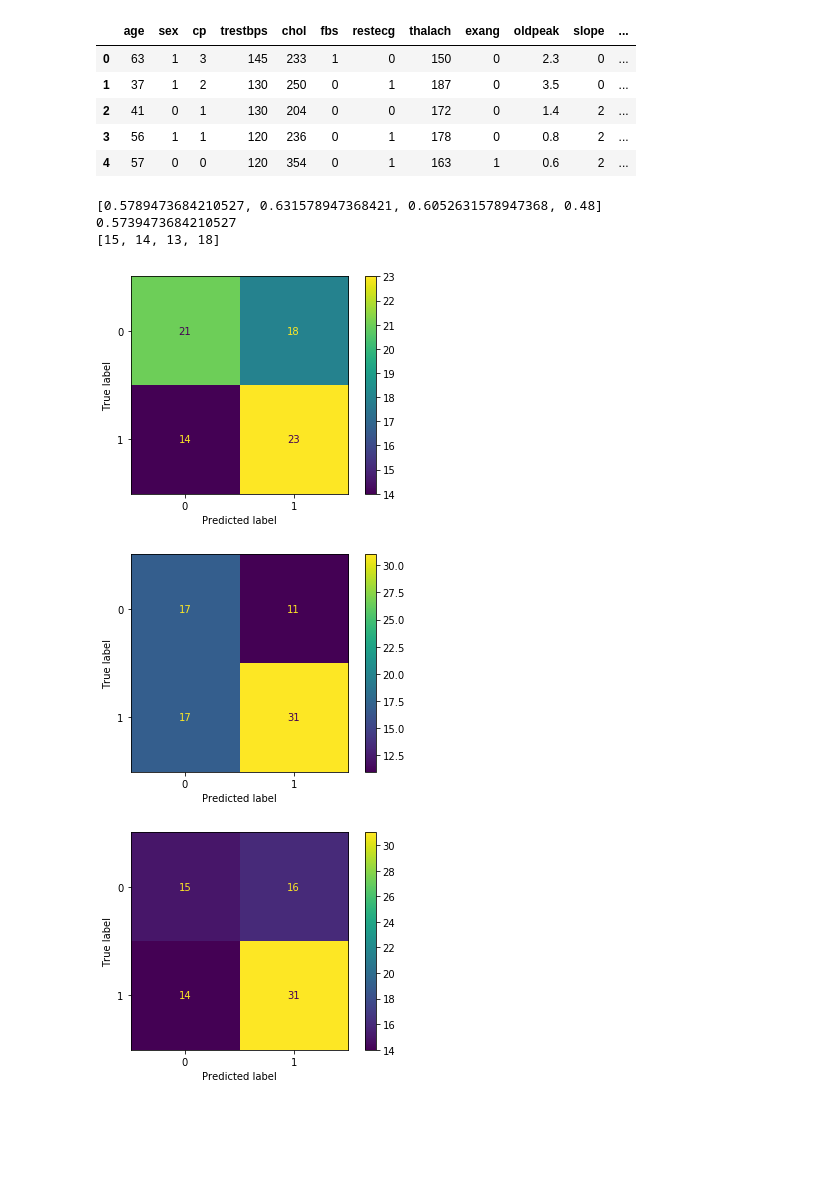
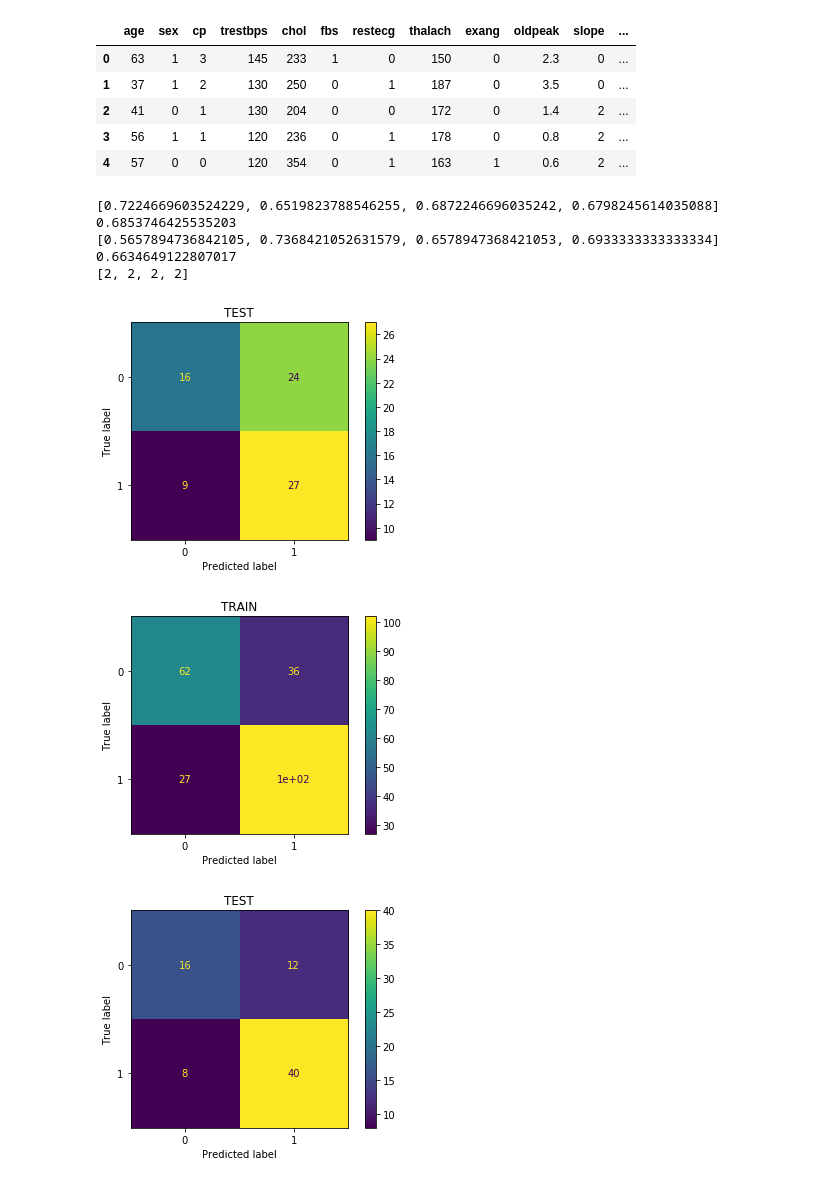
Before and after one commit to chelseaparlett/CPSC392ParlettPelleriti, a Jupyter notebook: Lectures/LectureNotebooks/Decision Trees--Class 12.ipynb, the cells around one changed output. Cells and saved outputs as stored; diff of their text form; code cells hidden in the pictures; blank space fills up the shorter version.

```diff
--- a/Lectures/LectureNotebooks/Decision Trees--Class 12.ipynb
+++ b/Lectures/LectureNotebooks/Decision Trees--Class 12.ipynb
@@ -75,7 +83,7 @@ tree.get_n_leaves()
 # %% [output]
 34
 # %%
-tree = DecisionTreeClassifier(max_depth = 5)
+tree = DecisionTreeClassifier(max_depth = 3)
 tree.fit(X_train, y_train)
 # %% [output]
 DecisionTreeClassifier(ccp_alpha=0.0, class_weight=None, criterion='gini',
@@ -101,0 +122,15 @@ tree.get_depth()
+# %%
+tree = DecisionTreeClassifier(min_samples_leaf = 10)
+tree.fit(X_train, y_train)
+
+print("TEST ACC : ", accuracy_score(y_test, tree.predict(X_test)))
+print("TRAIN ACC: ", accuracy_score(y_train, tree.predict(X_train)))
+
+print("TEST Precision : ", precision_score(y_test, tree.predict(X_test)))
+print("TRAIN Precision: ", precision_score(y_train, tree.predict(X_train)))
+
+print("TEST Recall : ", recall_score(y_test, tree.predict(X_test)))
+print("TRAIN Recall: ", recall_score(y_train, tree.predict(X_train)))
+
+print("TEST ROC/AUC : ", roc_auc_score(y_test, tree.predict_proba(X_test)[:,1]))
+print("TRAIN ROC/AUC: ", roc_auc_score(y_train, tree.predict_proba(X_train)[:,1]))
@@ -118,38 +169,48 @@ heart.head()
 # %%
 predictors = ["sex", "age", "restecg", "chol"]
 
 X = heart[predictors]
 y = heart["target"]
 
 kf = KFold(4, shuffle = True)
 
-acc = []
+acc_train = []
+acc_test = []
 depth = []
 for train, test in kf.split(X):
     X_train = X.iloc[train,]
     X_test = X.iloc[test,]
     y_train = y[train]
     y_test = y[test]
 
     z = StandardScaler()
     X_train[["age", "chol"]] = z.fit_transform(X_train[["age", "chol"]])
     X_test[["age", "chol"]] = z.transform(X_test[["age", "chol"]])
 
-    tree = DecisionTreeClassifier()
+    tree = DecisionTreeClassifier(min_samples_leaf = 20, max_depth = 2)
     tree.fit(X_train,y_train)
 
-    acc.append(tree.score(X_test,y_test))
+    acc_test.append(tree.score(X_test,y_test))
+    acc_train.append(tree.score(X_train,y_train))
     depth.append(tree.get_depth())
 
     plot_confusion_matrix(tree,X_test,y_test)
+    plt.title("TEST")
+    plot_confusion_matrix(tree,X_train,y_train)
+    plt.title("TRAIN")
 
-print(acc)
-print(np.mean(acc))
+print(acc_train)
+print(np.mean(acc_train))
+print(acc_test)
+print(np.mean(acc_test))
+
 print(depth)
 # %% [output]
-[0.5789473684210527, 0.631578947368421, 0.6052631578947368, 0.48]
-0.5739473684210527
-[15, 14, 13, 18]
+[0.7224669603524229, 0.6519823788546255, 0.6872246696035242, 0.6798245614035088]
+0.6853746425535203
+[0.5657894736842105, 0.7368421052631579, 0.6578947368421053, 0.6933333333333334]
+0.6634649122807017
+[2, 2, 2, 2]
-[figure, old version]
+[figure, new version]
-[figure, old version]
+[figure, new version]
-[figure, old version]
+[figure, new version]
```
Also changed, not shown: parts of 20 cells of this notebook, 1 other file.
